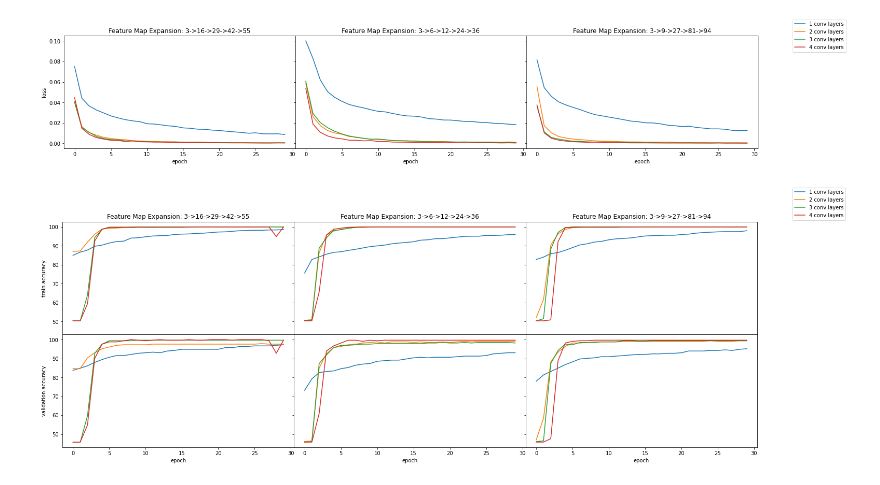
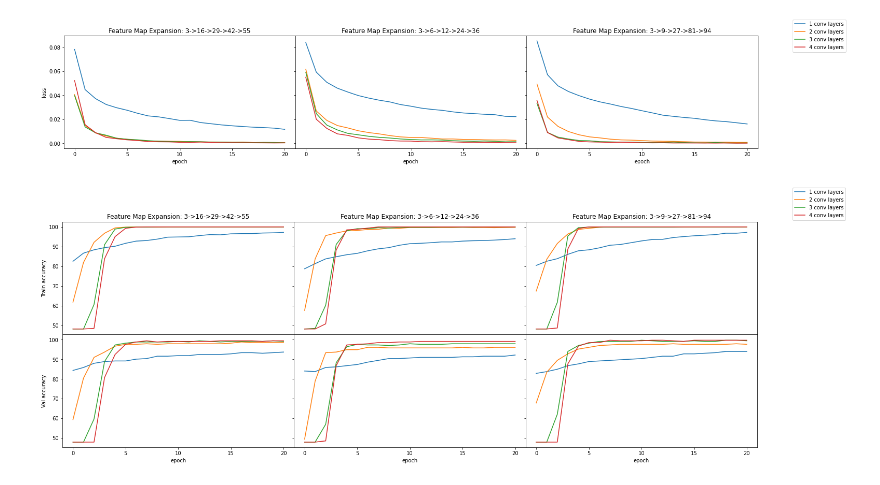
Before and after one commit to WTS012201/CSE4334, a Jupyter notebook: assignment2/eval.ipynb, the cells around one changed output. Drawn from its saved outputs; the diff is of its cells as text; code cells hidden in the pictures.

Commit message:
eval incorrect

```diff
--- a/assignment2/eval.ipynb
+++ b/assignment2/eval.ipynb
@@ -107,11 +107,10 @@ def eval(model, data):
 
         for (img, label) in data:
             img_input = img.to(device).unsqueeze(0)
-
             pred = model(img_input)
             _, pred = torch.max(pred.squeeze(), 0)
             pred = pred.to("cpu")
-            correct += classes[pred.item()] == classes[label]
+            correct += pred.item() == label
         return correct, round((correct / len(data) * 100), 3)
 # %%
 def train(model, train_data, batch, epochs, lr):
@@ -150,19 +148,6 @@ def train(model, train_data, batch, epochs, lr):
 
 def save(model, path):
     torch.save(model.state_dict(), path)
-# %%
-def eval(model, data):
-    with torch.no_grad():
-        correct = 0
-
-        for (img, label) in data:
-            img_input = img.to(device).unsqueeze(0)
-
-            pred = model(img_input).to('cpu')
-            _, pred = torch.max(pred.squeeze(), 0)
-
-            correct += classes[pred.item()] == classes[label]
-        return correct, round((correct / len(data) * 100), 3)
 # %%
 def sample(model, test_data):
     with torch.no_grad():
@@ -193,9 +178,11 @@ def sample(model, test_data):
         print(f"\n {correct} / {cols * rows} correct -> {correct / (cols * rows) * 100} %")
         plt.show()
 # %%
-runs, expansions = [], []
+expansions = []
 lrs = [1e-4, 2e-3, 35e-4, 0.01]
 num_layers = 4
+batch_size = 100
+num_epochs = 20
 # recursive expressions to use for expanding feature map from conv layer (number of kernels)
 expansions.append(lambda x: x + 13)
 expansions.append(lambda x: x*2 if x < 20 else x + (x // 2))
@@ -224,49 +220,54 @@ def plot_losses(runs):
         gridspec_kw={'wspace': 0}, sharey=True)
 
     axs[0].set(ylabel="loss")
-    for (n_lay, expr, epoch_loss, accuracy) in runs:
+    for (n_lay, expr, accuracy, epoch_data) in runs:
         c = expansions.index(expr)
         conv_seq = str_conv_seq(expr, n_lay)
-        train_info = [*zip(*epoch_loss)]
+        train_info = [*zip(*epoch_data)]
         axs[c].set_title("Feature Map Expansion: " + conv_seq)
         if c == len(expansions) - 1:
             axs[c].plot(train_info[0], train_info[1], label=f"{n_lay + 1} conv layers")
         else:
             axs[c].plot(train_info[0], train_info[1])
-        axs[c].set(xlabel="epoch")
-        axs[c].set(xlabel="epoch")
+
+    for ax in axs:
+        ax.set(xlabel="epoch")
+        ax.set_xticks(np.arange(0, num_epochs + 1, 5))
 
     lines_labels = [ax.get_legend_handles_labels() for ax in fig.axes]
     lines, labels = [sum(l_l, []) for l_l in zip(*lines_labels)]
     fig.legend(lines, labels)
 
 def plot_accuracies(runs):
     fig, axs = plt.subplots(2, len(expansions), figsize=(24,8),
         gridspec_kw={'hspace': 0, 'wspace': 0}, sharey=True)
 
-    axs[0, 0].set(ylabel='train accuracy')
-    axs[1, 0].set(ylabel='validation accuracy')
-    for (n_lay, expr, epoch_loss, accuracy) in runs:
+    axs[0, 0].set(ylabel='Train accuracy')
+    axs[1, 0].set(ylabel='Val accuracy')
+    for (n_lay, expr, accuracy, epoch_data) in runs:
         c = expansions.index(expr)
         conv_seq = str_conv_seq(expr, n_lay)
-        train_info = [*zip(*epoch_loss)]
+        train_info = [*zip(*epoch_data)]
 
         if c == len(expansions) - 1:
             axs[0, c].plot(train_info[0], train_info[2], label=f"{n_lay + 1} conv layers")
         else:
             axs[0, c].plot(train_info[0], train_info[2])
 
         axs[0, c].set_title("Feature Map Expansion: " + conv_seq)
         axs[1, c].plot(train_info[0], train_info[3])
-        axs[0, c].set(xlabel="epoch")
-        axs[1, c].set(xlabel="epoch")
+
+    for ax in axs[1, :]:
+        ax.set(xlabel="epoch")
+        ax.set_xticks(np.arange(0, num_epochs + 1, 5))
 
     lines_labels = [ax.get_legend_handles_labels() for ax in fig.axes]
     lines, labels = [sum(l_l, []) for l_l in zip(*lines_labels)]
     fig.legend(lines, labels)
 
+
 plot_losses(runs)
 plot_accuracies(runs)
 # %% [output]
-[figure, old version]
+[figure, new version]
-[figure, old version]
+[figure, new version]
```
Also changed, not shown: parts of 7 cells of this notebook.
